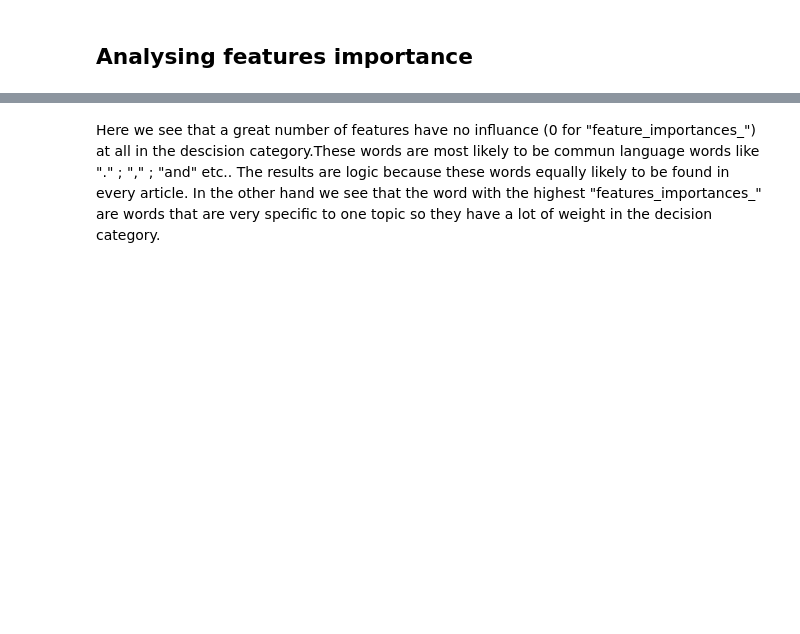
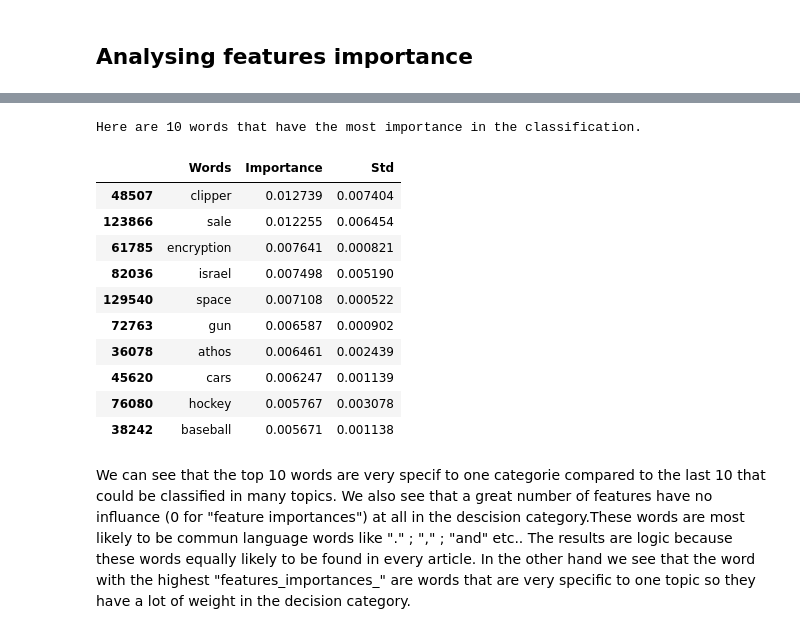
Before and after one commit to denhardt/ADA2017_GroupWork, a Jupyter notebook: 04 - Applied ML/youssef.ipynb, the cells around one changed output, grey strips where cells are left out. Cells and saved outputs as stored; diff of their text form; code cells hidden in the pictures; blank space fills up the shorter version.

```diff
--- a/04 - Applied ML/youssef.ipynb
+++ b/04 - Applied ML/youssef.ipynb
@@ -195,2 +216,20 @@ importance.head(50)
+# %%
+word = word.sort_values(by=['Importance'],ascending=False)
+print("Here are 10 words that have the most importance in the classification.")
+word.head(10)
+# %% [output]
+Here are 10 words that have the most importance in the classification.
+|  | Words | Importance | Std |
+| 48507 | clipper | 0.012739 | 0.007404 |
+| 123866 | sale | 0.012255 | 0.006454 |
+| 61785 | encryption | 0.007641 | 0.000821 |
+| 82036 | israel | 0.007498 | 0.005190 |
+| 129540 | space | 0.007108 | 0.000522 |
+| 72763 | gun | 0.006587 | 0.000902 |
+| 36078 | athos | 0.006461 | 0.002439 |
+| 45620 | cars | 0.006247 | 0.001139 |
+| 76080 | hockey | 0.005767 | 0.003078 |
+| 38242 | baseball | 0.005671 | 0.001138 |
 # %% [markdown]
- Here we see that a great number of features have no influance (0 for "feature_importances_") at all in the descision category.These words are most likely to be commun language words like "." ; "," ; "and" etc.. The results are logic because these words equally likely to be found in every article. In the other hand we see that the word with the highest "features_importances_" are words that are very specific to one topic so they have a lot of weight in the decision category.
+We can see that the top 10 words are very specif to one categorie compared to the last 10 that could be classified in many topics.
+We also see that a great number of features have no influance (0 for "feature importances") at all in the descision category.These words are most likely to be commun language words like "." ; "," ; "and" etc.. The results are logic because these words equally likely to be found in every article. In the other hand we see that the word with the highest "features_importances_" are words that are very specific to one topic so they have a lot of weight in the decision category.
```
Also changed, not shown: parts of 5 cells of this notebook.
